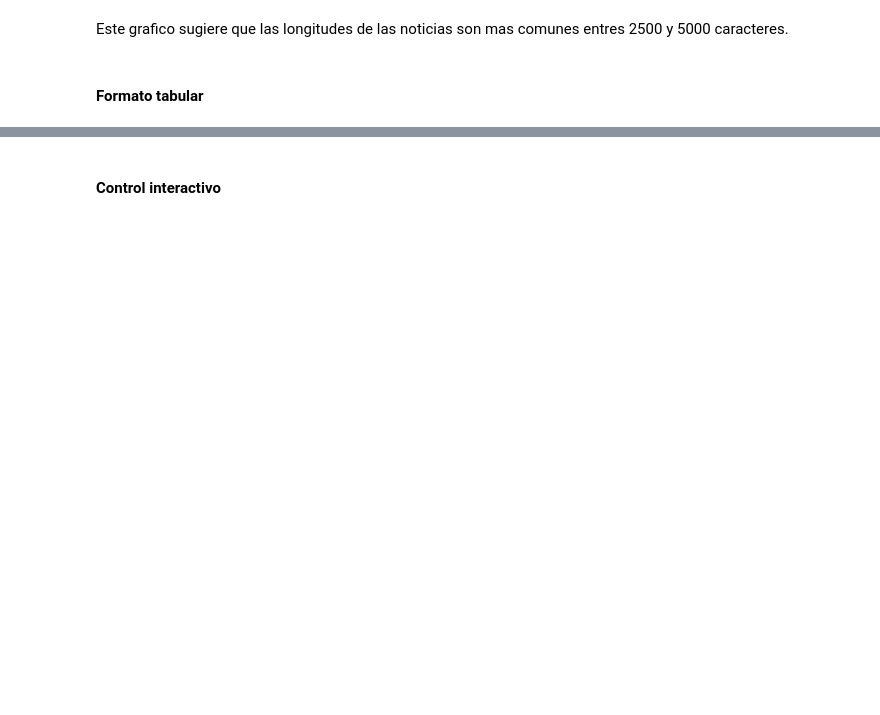
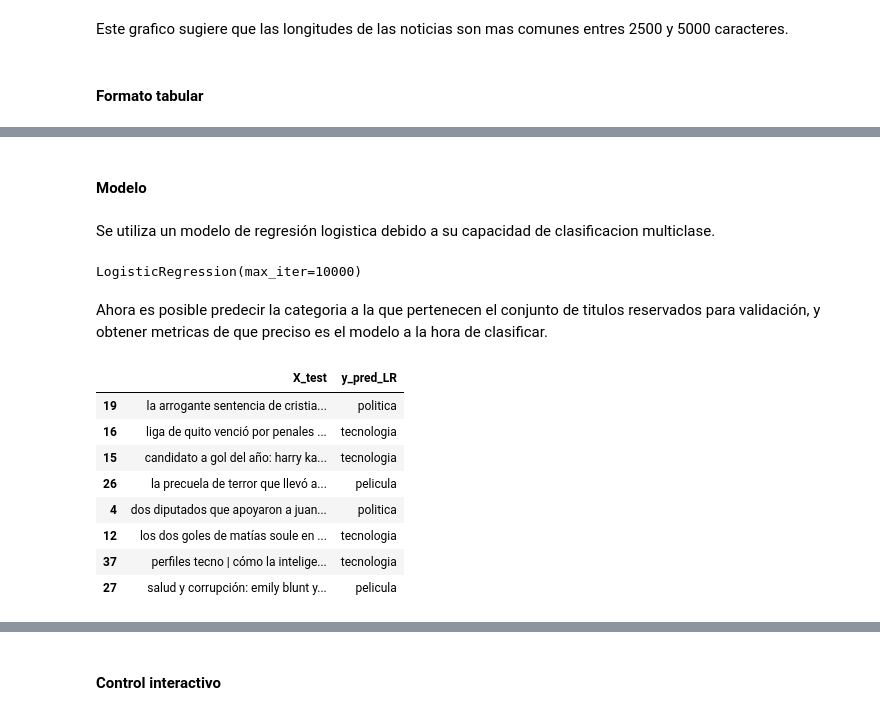
Before and after one commit to Shannon-21/NLP_TP1, a Jupyter notebook: TP_NLP.ipynb, the cells around one changed output, grey strips where cells are left out. Saved outputs shown, nothing was run; the diff lists cells and outputs as text; code cells hidden in the pictures; blank space fills up the shorter version.

```diff
--- a/TP_NLP.ipynb
+++ b/TP_NLP.ipynb
@@ -522,0 +547,33 @@ LogisticRegression(max_iter=10000)
+# %% [markdown]
+#### Modelo
+# %% [markdown]
+Se utiliza un modelo de regresión logistica debido a su capacidad de clasificacion multiclase.
+# %%
+model = LogisticRegression(max_iter=10000, solver='lbfgs', penalty='l2')
+
+# entrenamiento con el conjunto apropiado
+model.fit(X_train_vectorized, y_train)
+# %% [output]
+LogisticRegression(max_iter=10000)
+# %% [markdown]
+Ahora es posible predecir la categoria a la que pertenecen el conjunto de titulos reservados para validación, y obtener metricas de que preciso es el modelo a la hora de clasificar.
+# %%
+# hacemos predicciones de las categorias
+y_pred_LR = model.predict(X_test_vectorized)
+
+# veamos las predicciones
+preds = pd.DataFrame()
+preds['X_test'] = X_test
+preds['y_pred_LR'] = y_pred_LR
+
+display(preds)
+# %% [output]
+|  | X_test | y_pred_LR |
+| 19 | la arrogante sentencia de cristia... | politica |
+| 16 | liga de quito venció por penales ... | tecnologia |
+| 15 | candidato a gol del año: harry ka... | tecnologia |
+| 26 | la precuela de terror que llevó a... | pelicula |
+| 4 | dos diputados que apoyaron a juan... | politica |
+| 12 | los dos goles de matías soule en ... | tecnologia |
+| 37 | perfiles tecno | cómo la intelige... | tecnologia |
+| 27 | salud y corrupción: emily blunt y... | pelicula |
```
Also changed, not shown: parts of 88 cells of this notebook.
